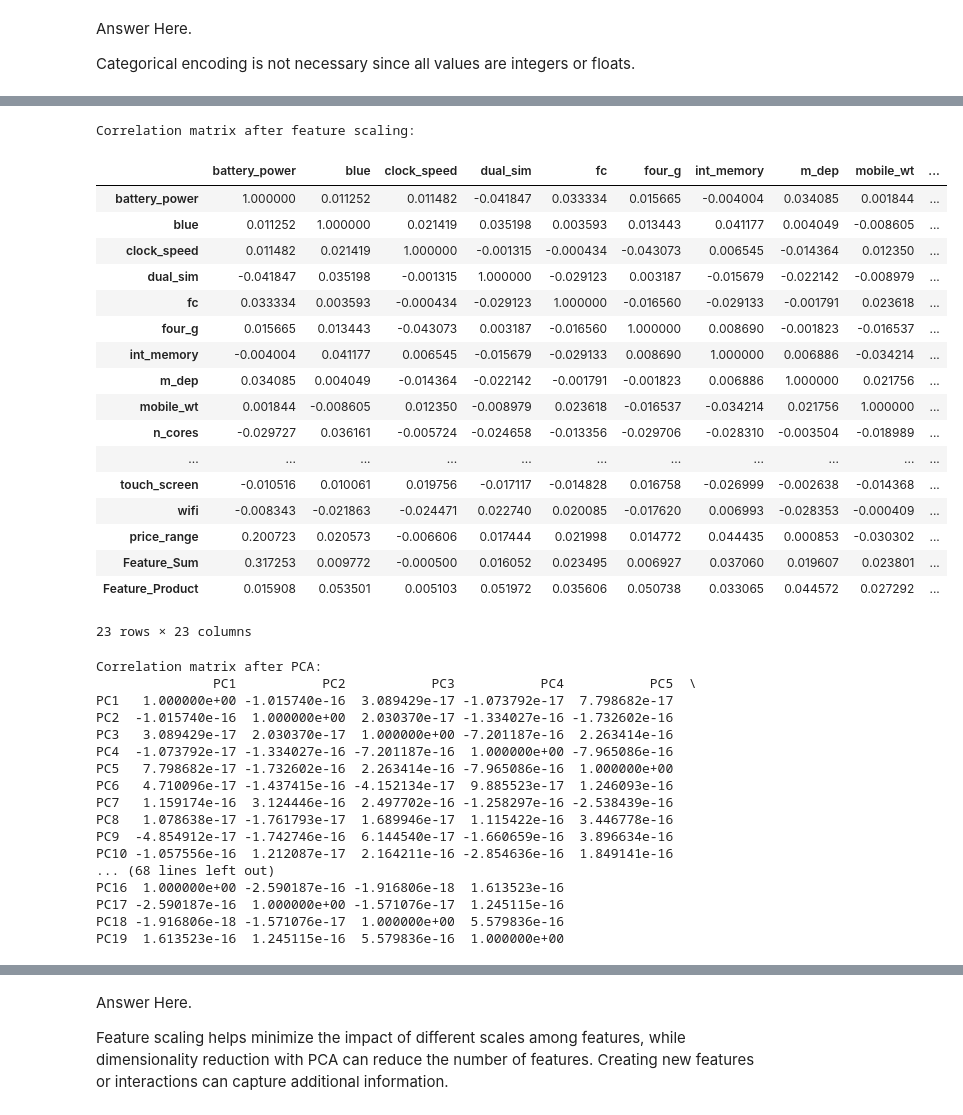
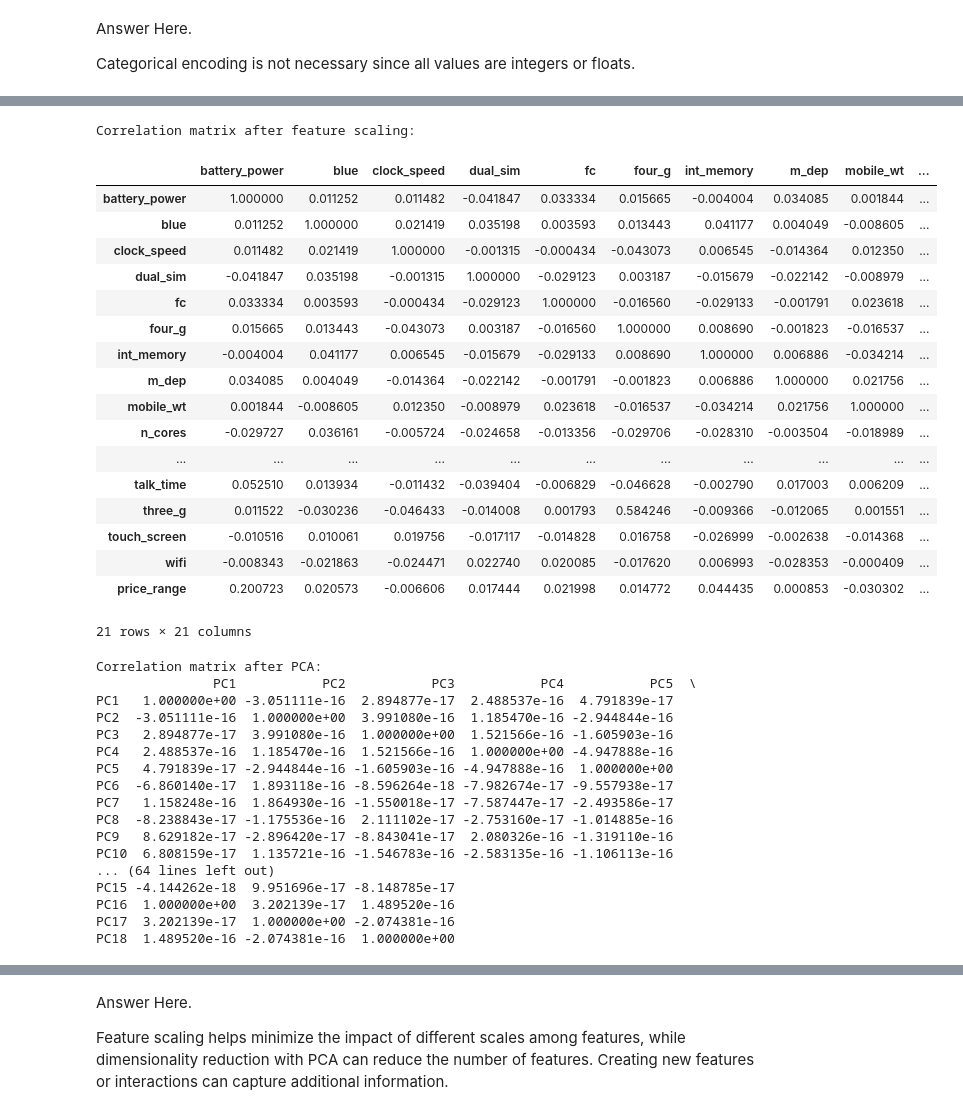
Before and after one commit to Manoharjha333/Mobile-price-range-prediction-classification, a Jupyter notebook: Mobile_price_range_prediction_classification.ipynb, the cells around one changed output, grey strips where cells are left out. Saved outputs shown, nothing was run; the diff lists cells and outputs as text; code cells hidden in the pictures.

```diff
--- a/Mobile_price_range_prediction_classification.ipynb
+++ b/Mobile_price_range_prediction_classification.ipynb
@@ -1205,31 +1174,42 @@ Correlation matrix before manipulation:
 # %%
 # Feature Scaling (Standardization)
+# Extract the numeric representation of interval columns
+df_numeric = df.copy()
+
+# Replace interval columns with their midpoints
+for col in df.columns:
+    if pd.api.types.is_interval_dtype(df[col]):
+        df_numeric[col] = df[col].mid
+
+# Apply StandardScaler to the numeric DataFrame
 scaler = StandardScaler()
-df_scaled = pd.DataFrame(scaler.fit_transform(df), columns=df.columns)
+df_scaled = pd.DataFrame(scaler.fit_transform(df_numeric), columns=df_numeric.columns)
+
+# Now df_scaled contains the scaled numeric values
 
 # Display correlation matrix after feature scaling
 print("\nCorrelation matrix after feature scaling:")
 df_scaled.corr()
 # %% [output]
 Correlation matrix after feature scaling:
 |  | battery_power | blue | clock_speed | dual_sim | fc | four_g | int_memory | m_dep | mobile_wt | ... |
 | battery_power | 1.000000 | 0.011252 | 0.011482 | -0.041847 | 0.033334 | 0.015665 | -0.004004 | 0.034085 | 0.001844 | ... |
 | blue | 0.011252 | 1.000000 | 0.021419 | 0.035198 | 0.003593 | 0.013443 | 0.041177 | 0.004049 | -0.008605 | ... |
 | clock_speed | 0.011482 | 0.021419 | 1.000000 | -0.001315 | -0.000434 | -0.043073 | 0.006545 | -0.014364 | 0.012350 | ... |
 | dual_sim | -0.041847 | 0.035198 | -0.001315 | 1.000000 | -0.029123 | 0.003187 | -0.015679 | -0.022142 | -0.008979 | ... |
 | fc | 0.033334 | 0.003593 | -0.000434 | -0.029123 | 1.000000 | -0.016560 | -0.029133 | -0.001791 | 0.023618 | ... |
 | four_g | 0.015665 | 0.013443 | -0.043073 | 0.003187 | -0.016560 | 1.000000 | 0.008690 | -0.001823 | -0.016537 | ... |
 | int_memory | -0.004004 | 0.041177 | 0.006545 | -0.015679 | -0.029133 | 0.008690 | 1.000000 | 0.006886 | -0.034214 | ... |
 | m_dep | 0.034085 | 0.004049 | -0.014364 | -0.022142 | -0.001791 | -0.001823 | 0.006886 | 1.000000 | 0.021756 | ... |
 | mobile_wt | 0.001844 | -0.008605 | 0.012350 | -0.008979 | 0.023618 | -0.016537 | -0.034214 | 0.021756 | 1.000000 | ... |
 | n_cores | -0.029727 | 0.036161 | -0.005724 | -0.024658 | -0.013356 | -0.029706 | -0.028310 | -0.003504 | -0.018989 | ... |
 | ... | ... | ... | ... | ... | ... | ... | ... | ... | ... | ... |
+| talk_time | 0.052510 | 0.013934 | -0.011432 | -0.039404 | -0.006829 | -0.046628 | -0.002790 | 0.017003 | 0.006209 | ... |
+| three_g | 0.011522 | -0.030236 | -0.046433 | -0.014008 | 0.001793 | 0.584246 | -0.009366 | -0.012065 | 0.001551 | ... |
 | touch_screen | -0.010516 | 0.010061 | 0.019756 | -0.017117 | -0.014828 | 0.016758 | -0.026999 | -0.002638 | -0.014368 | ... |
 | wifi | -0.008343 | -0.021863 | -0.024471 | 0.022740 | 0.020085 | -0.017620 | 0.006993 | -0.028353 | -0.000409 | ... |
 | price_range | 0.200723 | 0.020573 | -0.006606 | 0.017444 | 0.021998 | 0.014772 | 0.044435 | 0.000853 | -0.030302 | ... |
-| Feature_Sum | 0.317253 | 0.009772 | -0.000500 | 0.016052 | 0.023495 | 0.006927 | 0.037060 | 0.019607 | 0.023801 | ... |
-| Feature_Product | 0.015908 | 0.053501 | 0.005103 | 0.051972 | 0.035606 | 0.050738 | 0.033065 | 0.044572 | 0.027292 | ... |
-23 rows × 23 columns
+21 rows × 21 columns
 # %%
 # Dimensionality Reduction using PCA
 pca = PCA(n_components=0.95)  # Retain 95% of variance
@@ -1241,18 +1221,18 @@ print(df_pca.corr())
 # %% [output]
 Correlation matrix after PCA:
                PC1           PC2           PC3           PC4           PC5  \
-PC1   1.000000e+00 -1.015740e-16  3.089429e-17 -1.073792e-17  7.798682e-17
-PC2  -1.015740e-16  1.000000e+00  2.030370e-17 -1.334027e-16 -1.732602e-16
-PC3   3.089429e-17  2.030370e-17  1.000000e+00 -7.201187e-16  2.263414e-16
-PC4  -1.073792e-17 -1.334027e-16 -7.201187e-16  1.000000e+00 -7.965086e-16
-PC5   7.798682e-17 -1.732602e-16  2.263414e-16 -7.965086e-16  1.000000e+00
-PC6   4.710096e-17 -1.437415e-16 -4.152134e-17  9.885523e-17  1.246093e-16
-PC7   1.159174e-16  3.124446e-16  2.497702e-16 -1.258297e-16 -2.538439e-16
-PC8   1.078638e-17 -1.761793e-17  1.689946e-17  1.115422e-16  3.446778e-16
-PC9  -4.854912e-17 -1.742746e-16  6.144540e-17 -1.660659e-16  3.896634e-16
-PC10 -1.057556e-16  1.212087e-17  2.164211e-16 -2.854636e-16  1.849141e-16
-... (68 lines left out)
-PC16  1.000000e+00 -2.590187e-16 -1.916806e-18  1.613523e-16
-PC17 -2.590187e-16  1.000000e+00 -1.571076e-17  1.245115e-16
-PC18 -1.916806e-18 -1.571076e-17  1.000000e+00  5.579836e-16
-PC19  1.613523e-16  1.245115e-16  5.579836e-16  1.000000e+00
+PC1   1.000000e+00 -3.051111e-16  2.894877e-17  2.488537e-16  4.791839e-17
+PC2  -3.051111e-16  1.000000e+00  3.991080e-16  1.185470e-16 -2.944844e-16
+PC3   2.894877e-17  3.991080e-16  1.000000e+00  1.521566e-16 -1.605903e-16
+PC4   2.488537e-16  1.185470e-16  1.521566e-16  1.000000e+00 -4.947888e-16
+PC5   4.791839e-17 -2.944844e-16 -1.605903e-16 -4.947888e-16  1.000000e+00
+PC6  -6.860140e-17  1.893118e-16 -8.596264e-18 -7.982674e-17 -9.557938e-17
+PC7   1.158248e-16  1.864930e-16 -1.550018e-17 -7.587447e-17 -2.493586e-17
+PC8  -8.238843e-17 -1.175536e-16  2.111102e-17 -2.753160e-17 -1.014885e-16
+PC9   8.629182e-17 -2.896420e-17 -8.843041e-17  2.080326e-16 -1.319110e-16
+PC10  6.808159e-17  1.135721e-16 -1.546783e-16 -2.583135e-16 -1.106113e-16
+... (64 lines left out)
+PC15 -4.144262e-18  9.951696e-17 -8.148785e-17
+PC16  1.000000e+00  3.202139e-17  1.489520e-16
+PC17  3.202139e-17  1.000000e+00 -2.074381e-16
+PC18  1.489520e-16 -2.074381e-16  1.000000e+00
```
Also changed, not shown: parts of 83 cells of this notebook.
